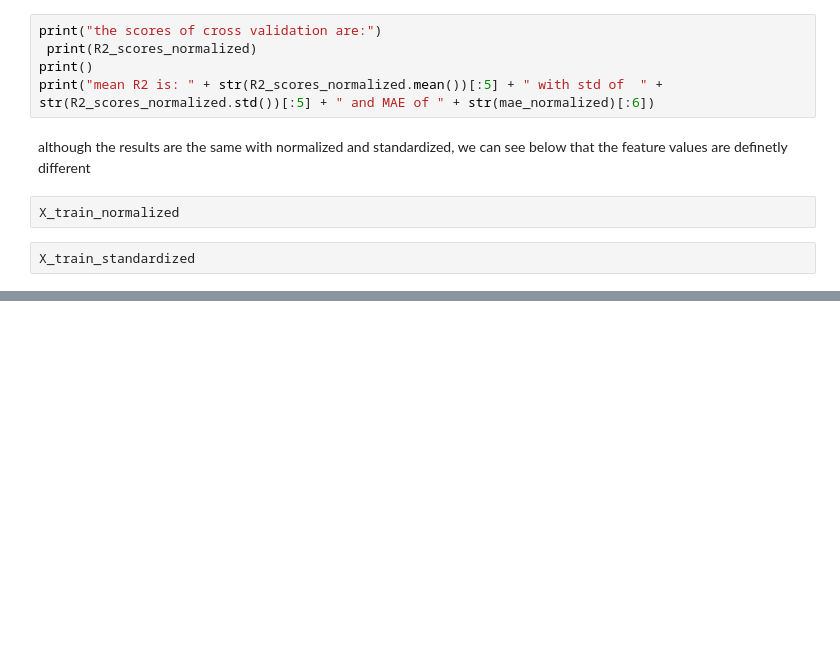
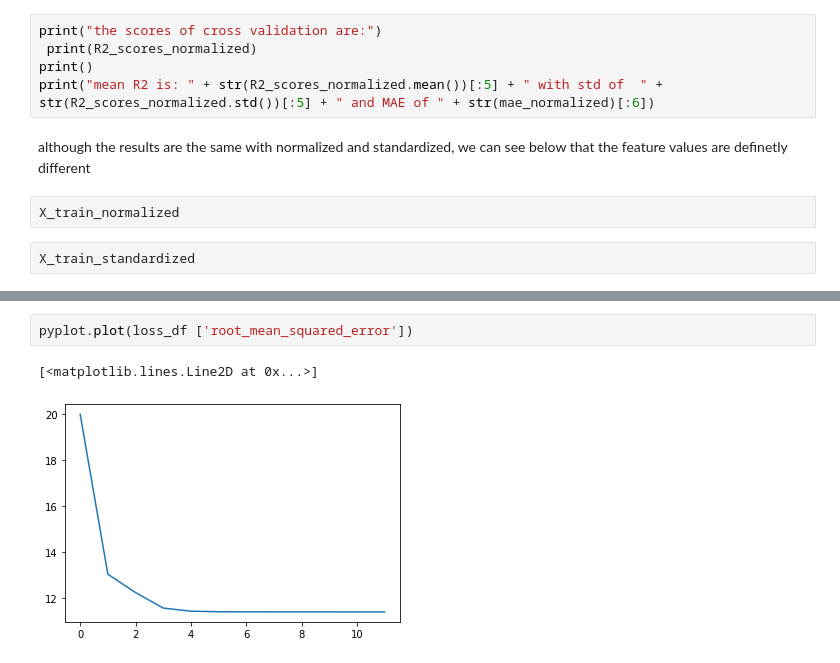
Before and after one commit to BabyBlue555/firstYear-semA-project, a Jupyter notebook: Predicting the Apparent Temperature.ipynb, the cells around one changed output, grey strips where cells are left out. Drawn from its saved outputs; the diff is of its cells as text; blank space fills up the shorter version.

```diff
--- a/Predicting the Apparent Temperature.ipynb
+++ b/Predicting the Apparent Temperature.ipynb
@@ -995,0 +1131,5 @@ X_train_standardized
+# %%
+pyplot.plot(loss_df ['root_mean_squared_error'])
+# %% [output]
+[<matplotlib.lines.Line2D at 0x...>]
+[figure, added]
```
Also changed, not shown: parts of 40 cells of this notebook.
